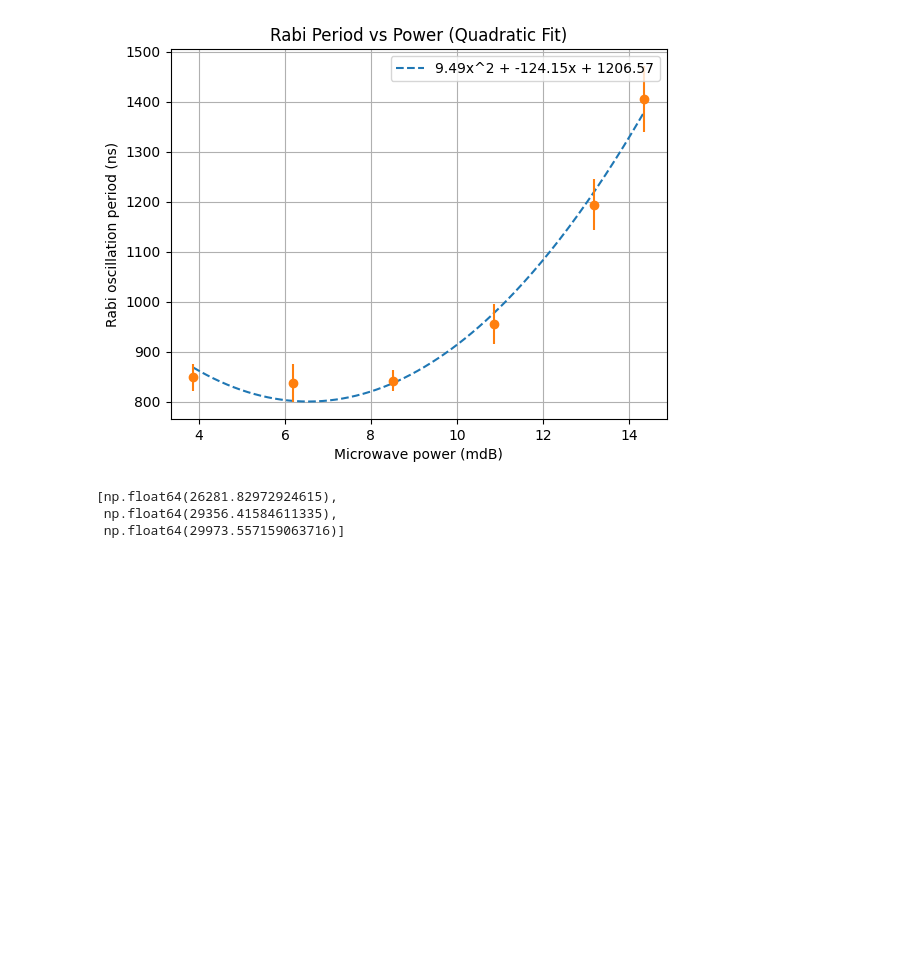
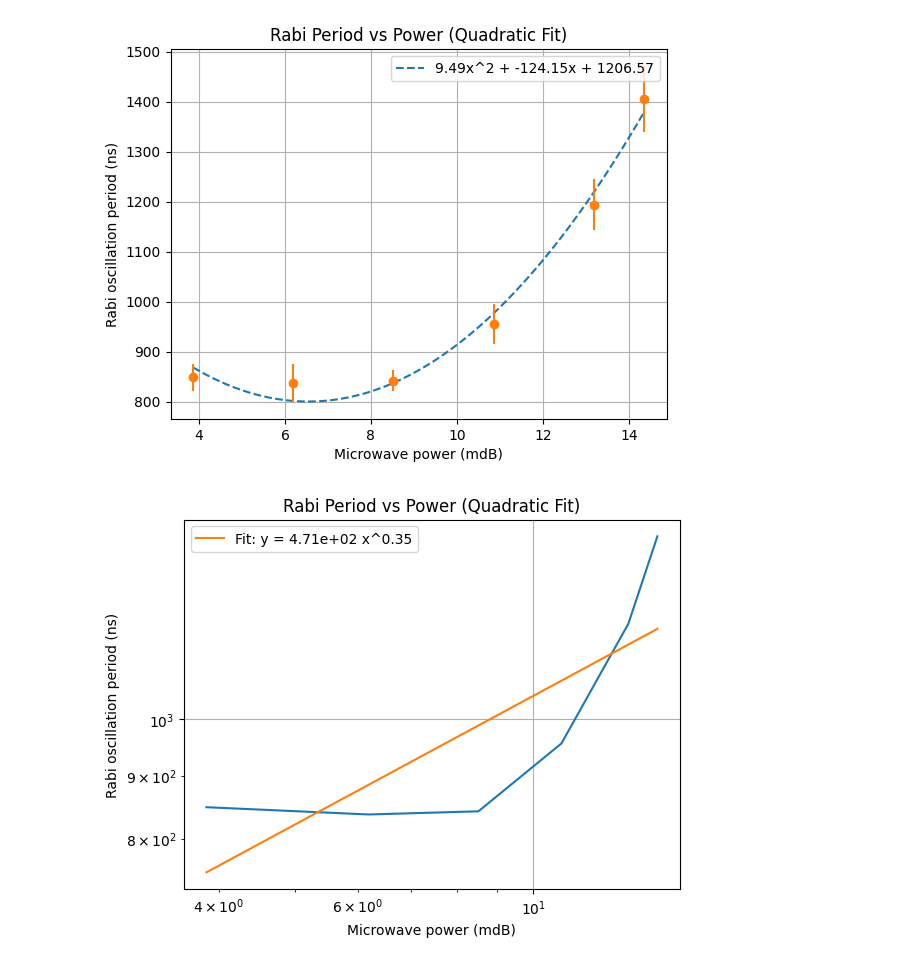
Before and after one commit to nlyu1/nv-center, a Jupyter notebook: Second_draft/code/rabi.ipynb, the cells around one changed output. Cells and saved outputs as stored; diff of their text form; code cells hidden in the pictures; blank space fills up the shorter version.

```diff
--- a/Second_draft/code/rabi.ipynb
+++ b/Second_draft/code/rabi.ipynb
@@ -155,10 +155,29 @@ plt.show()
 # %% [output]
 [figure]
 # %%
-errors
+slope, intercept = np.polyfit(np.log(powers), np.log(periods), 1)
+
+alpha_fit = slope
+A_fit = np.exp(intercept)
+# Generate a smooth curve for plotting the fit
+x_fit = np.linspace(min(powers), max(powers), 500)
+y_fit = A_fit * x_fit**alpha_fit
+
+
+plt.loglog(powers, periods)
+plt.plot(x_fit, y_fit, '-', label=f'Fit: y = {A_fit:.2e} x^{alpha_fit:.2f}')  # fitted curve
+
+plt.xlabel("Microwave power attenuation (db)")
+plt.ylabel("Rabi oscillation period (ns)")
+plt.xlabel("Microwave power (mdB)")
+plt.ylabel("Rabi oscillation period (ns)")
+plt.title("Rabi Period vs Power (Quadratic Fit)")
+# plt.xscale('log')
+# plt.yscale('log')
+plt.legend()
+plt.grid(True)
+plt.show()
 # %% [output]
-[np.float64(26281.82972924615),
- np.float64(29356.41584611335),
- np.float64(29973.557159063716)]
+[figure, added]
 # %%
 output_power = (input_power + 45*dbm )* 10**(attenuation/10)
```
Also changed, not shown: 2 other files.
